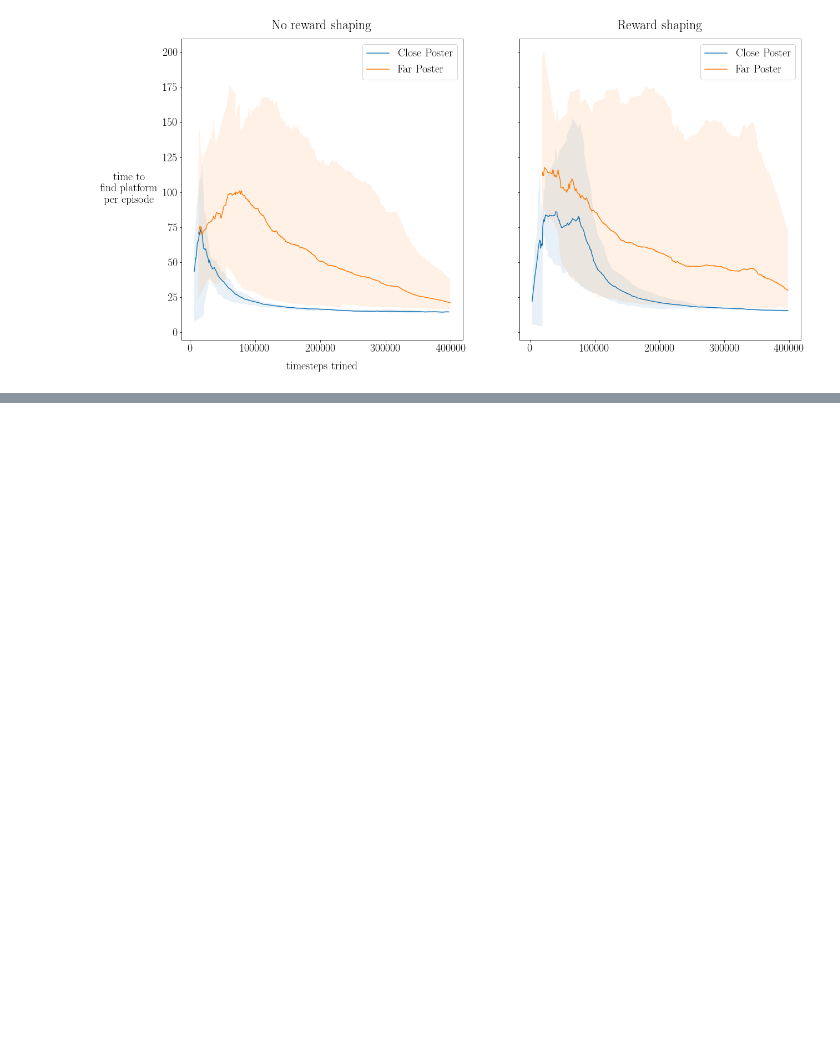
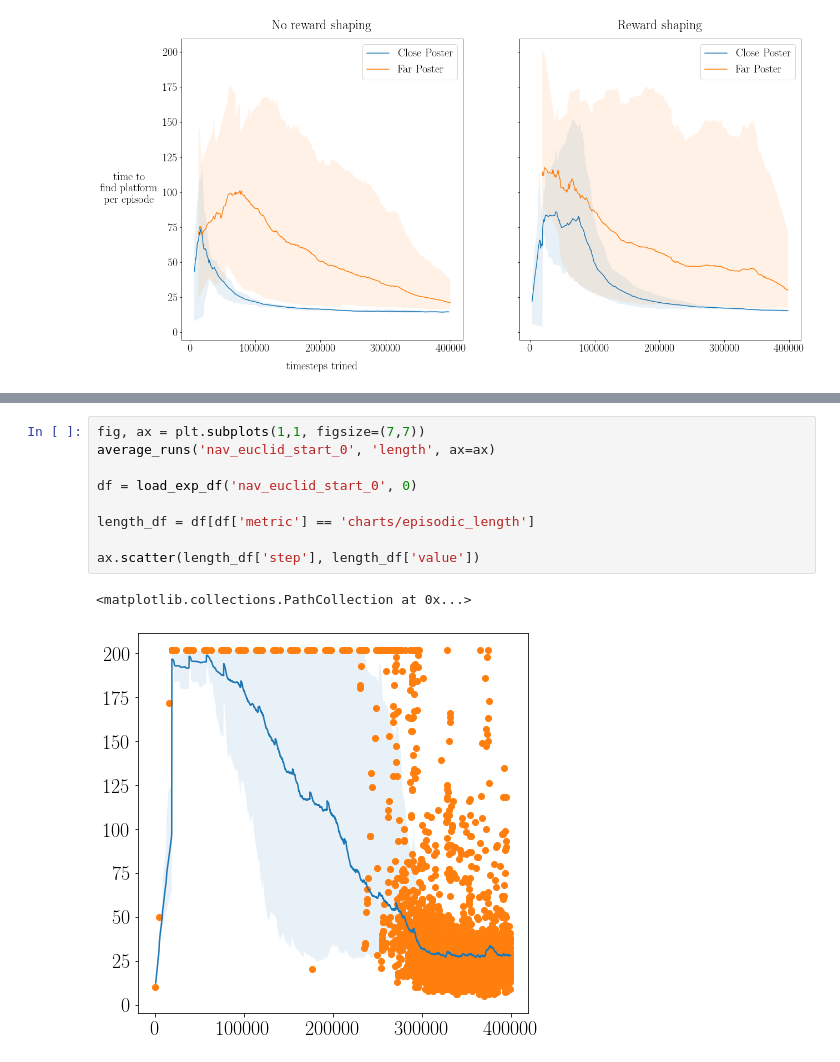
Before and after one commit to liuandrew/training-rl-algo, a Jupyter notebook: write_and_test/data_visualize.ipynb, the cells around one changed output, grey strips where cells are left out. Drawn from its saved outputs; the diff is of its cells as text; blank space fills up the shorter version.

```diff
--- a/write_and_test/data_visualize.ipynb
+++ b/write_and_test/data_visualize.ipynb
@@ -500,0 +522,12 @@ plt.savefig(save_folder + '4_poster_training.png', bbox_inches='tight')
+# %%
+fig, ax = plt.subplots(1,1, figsize=(7,7))
+average_runs('nav_euclid_start_0', 'length', ax=ax)
+
+df = load_exp_df('nav_euclid_start_0', 0)
+
+length_df = df[df['metric'] == 'charts/episodic_length']
+
+ax.scatter(length_df['step'], length_df['value'])
+# %% [output]
+<matplotlib.collections.PathCollection at 0x...>
+[figure, added]
```
Also changed, not shown: parts of 4 cells of this notebook, 9 other files.
